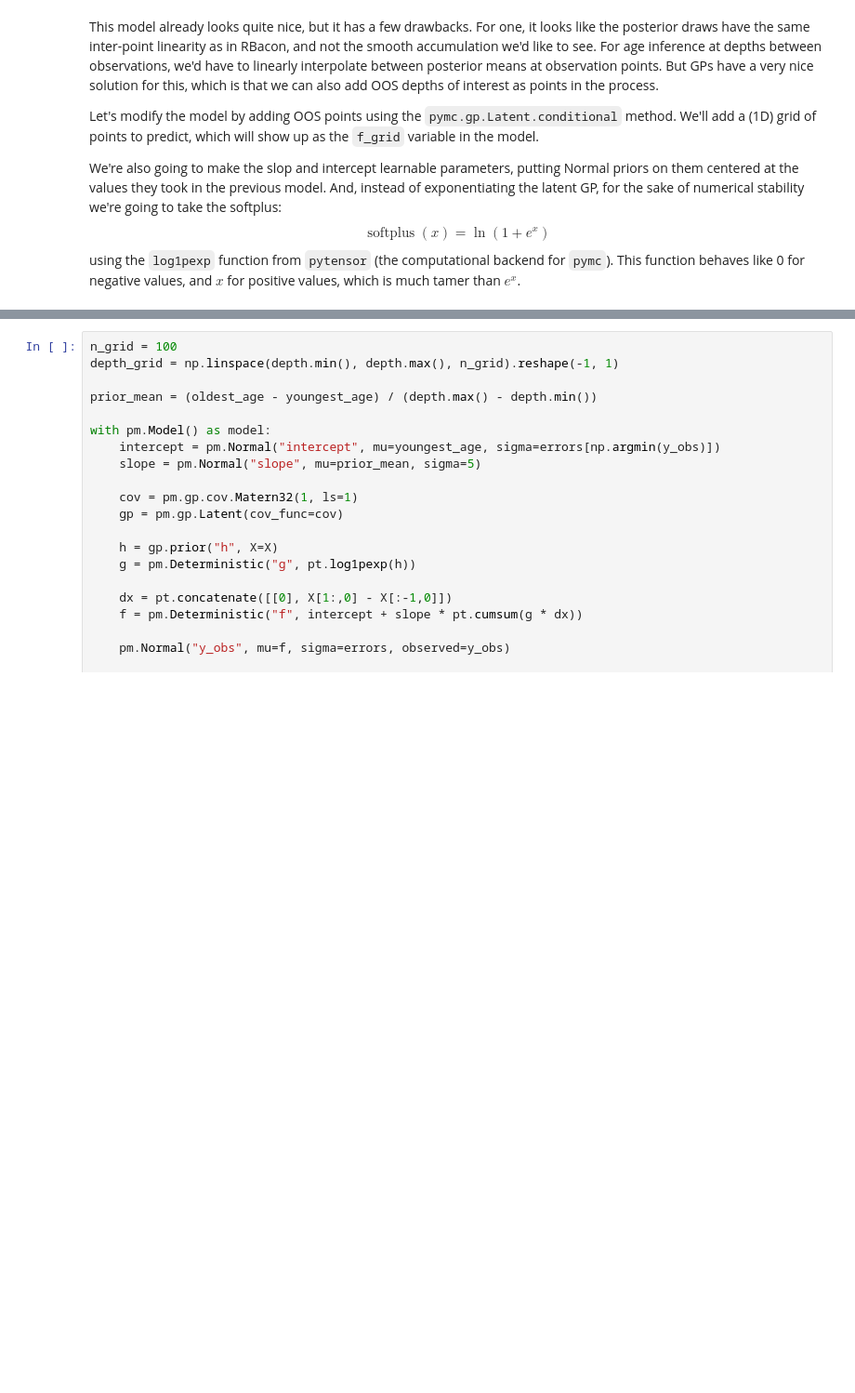
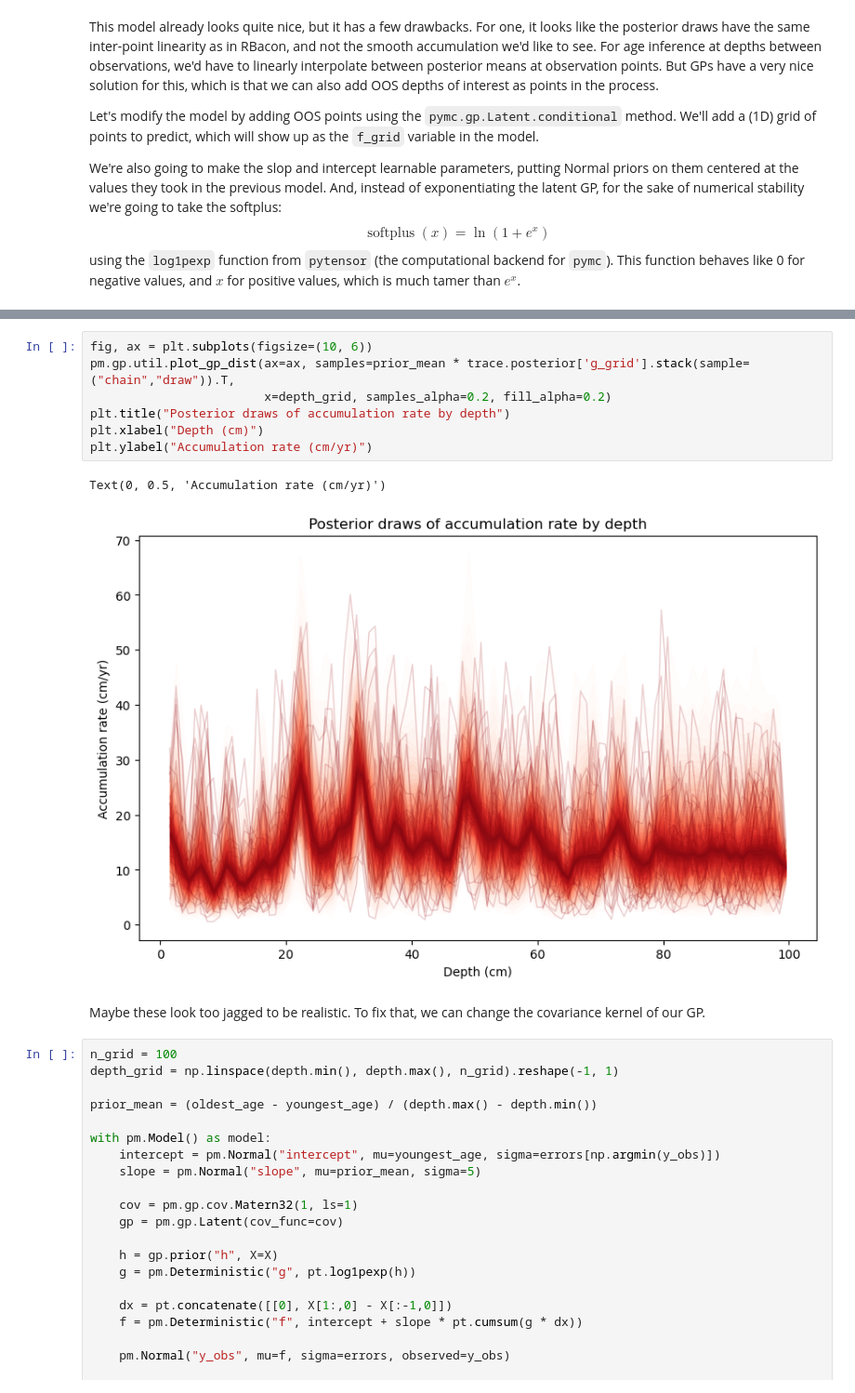
Before and after one commit to elc45/pybacon, a Jupyter notebook: gp-approach.ipynb, the cells around one changed output, grey strips where cells are left out. Shown at 93% size. Cells and saved outputs as stored; diff of their text form; blank space fills up the shorter version.

Commit message:
add kernel explanation

```diff
--- a/gp-approach.ipynb
+++ b/gp-approach.ipynb
@@ -147,3 +139,15 @@ Now we have some nice variations that are looking smoother.
+# %%
+fig, ax = plt.subplots(figsize=(10, 6))
+pm.gp.util.plot_gp_dist(ax=ax, samples=prior_mean * trace.posterior['g_grid'].stack(sample=("chain","draw")).T,
+                        x=depth_grid, samples_alpha=0.2, fill_alpha=0.2)
+plt.title("Posterior draws of accumulation rate by depth")
+plt.xlabel("Depth (cm)")
+plt.ylabel("Accumulation rate (cm/yr)")
+# %% [output]
+Text(0, 0.5, 'Accumulation rate (cm/yr)')
+[figure, added]
+# %% [markdown]
+Maybe these look too jagged to be realistic. To fix that, we can change the covariance kernel of our GP.
 # %%
 n_grid = 100
 depth_grid = np.linspace(depth.min(), depth.max(), n_grid).reshape(-1, 1)
```
Also changed, not shown: parts of 6 cells of this notebook.
